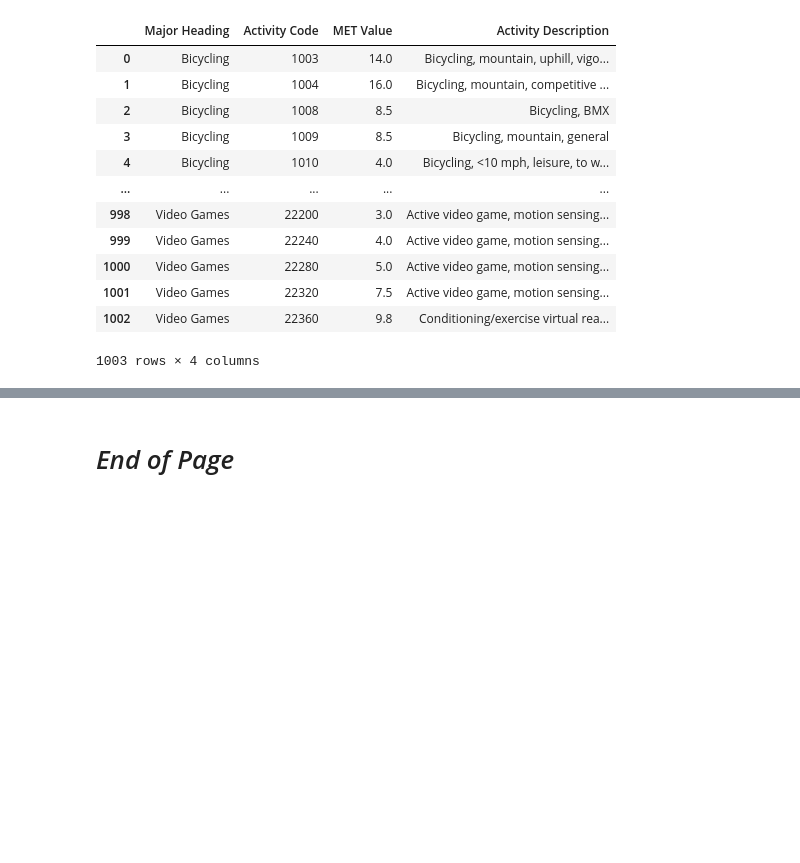
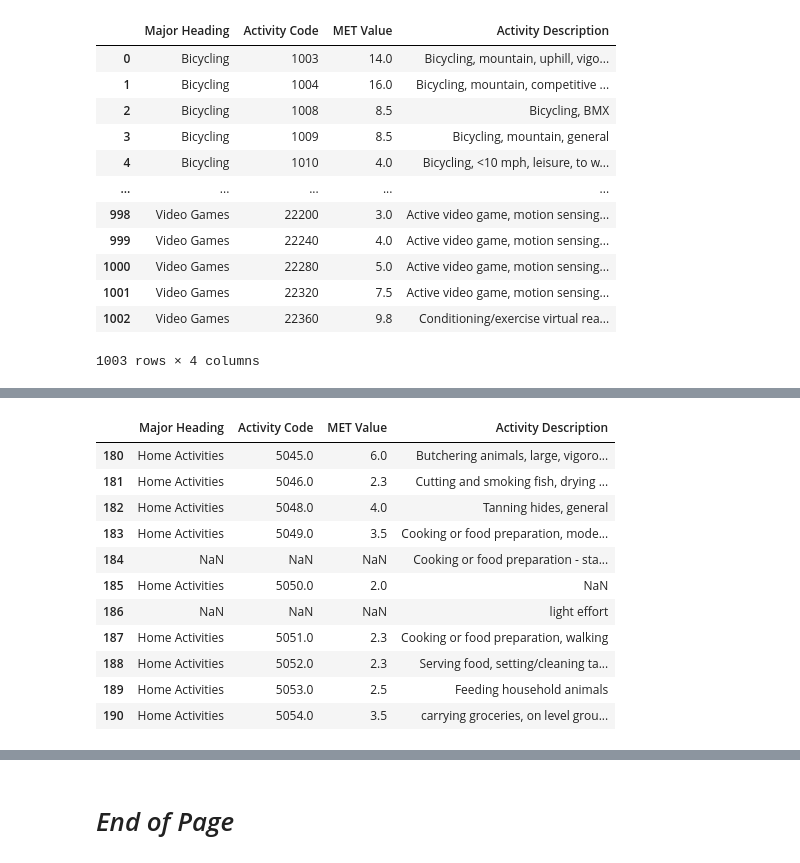
Before and after one commit to silvhua/custom_python, a Jupyter notebook: notebooks/2024-03-12 parse Physical Activity Comppendium PDF.ipynb, the cells around one changed output, grey strips where cells are left out. Drawn from its saved outputs; the diff is of its cells as text; code cells hidden in the pictures; blank space fills up the shorter version.

```diff
--- a/notebooks/2024-03-12 parse Physical Activity Comppendium PDF.ipynb
+++ b/notebooks/2024-03-12 parse Physical Activity Comppendium PDF.ipynb
@@ -489,0 +590,15 @@ Time completed: 2024-03-13 00:59:06.679831
+# %%
+df.loc[180:190]
+# %% [output]
+|  | Major Heading | Activity Code | MET Value | Activity Description |
+| 180 | Home Activities | 5045.0 | 6.0 | Butchering animals, large, vigoro... |
+| 181 | Home Activities | 5046.0 | 2.3 | Cutting and smoking fish, drying ... |
+| 182 | Home Activities | 5048.0 | 4.0 | Tanning hides, general |
+| 183 | Home Activities | 5049.0 | 3.5 | Cooking or food preparation, mode... |
+| 184 | NaN | NaN | NaN | Cooking or food preparation - sta... |
+| 185 | Home Activities | 5050.0 | 2.0 | NaN |
+| 186 | NaN | NaN | NaN | light effort |
+| 187 | Home Activities | 5051.0 | 2.3 | Cooking or food preparation, walking |
+| 188 | Home Activities | 5052.0 | 2.3 | Serving food, setting/cleaning ta... |
+| 189 | Home Activities | 5053.0 | 2.5 | Feeding household animals |
+| 190 | Home Activities | 5054.0 | 3.5 | carrying groceries, on level grou... |
```
Also changed, not shown: parts of 17 cells of this notebook, 1 other file.
